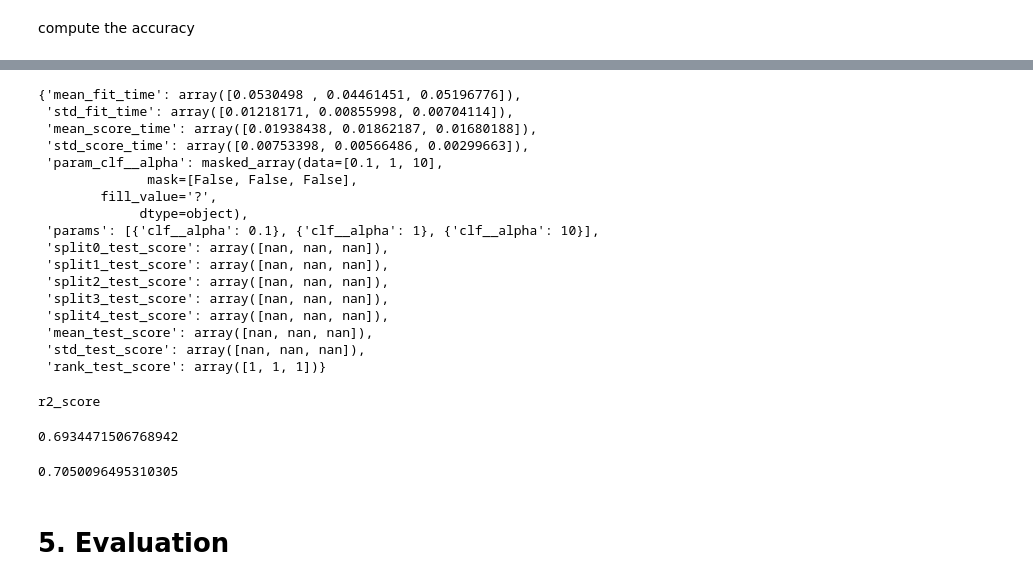
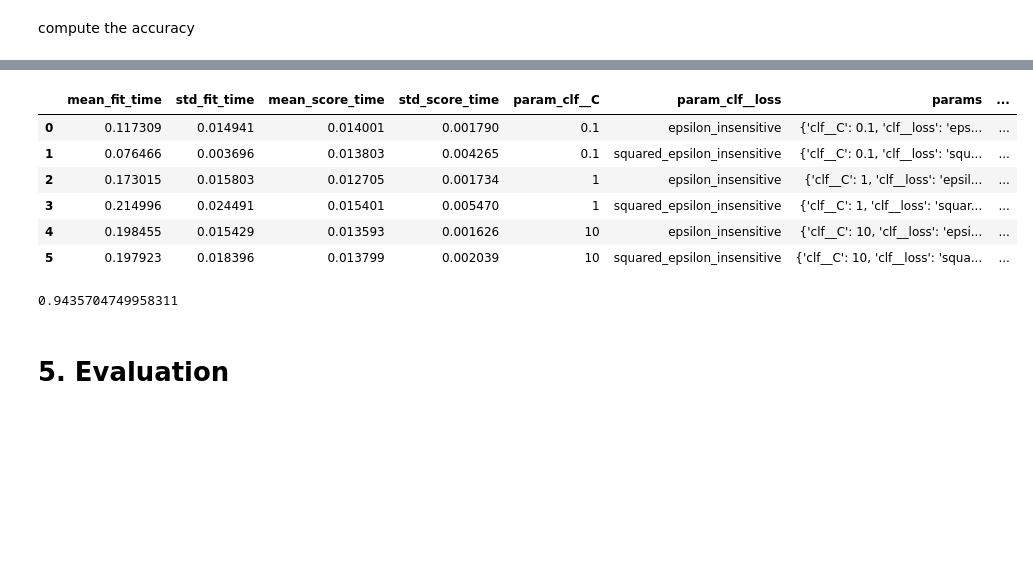
Before and after one commit to charlesbeacham/housing, a Jupyter notebook: ml.ipynb, the cells around one changed output, grey strips where cells are left out. Cells and saved outputs as stored; diff of their text form; code cells hidden in the pictures; blank space fills up the shorter version.

```diff
--- a/ml.ipynb
+++ b/ml.ipynb
@@ -237,23 +240,26 @@ preprocessor = ColumnTransformer(
 # %% [markdown]
 Build the classifier pipeline
 # %%
-clf_lasso = Pipeline([
+clf = Pipeline([
     ('preprocessor', preprocessor),
-    ('clf', Lasso(random_state=41))
+    ('clf', LinearSVR(random_state=41))
 ])
 
-param_lasso = {
-    'clf__alpha': (0.1, 1, 10)
+param = {
+    'clf__C': (0.1, 1, 10),
+    'clf__loss': ('epsilon_insensitive', 'squared_epsilon_insensitive')
 }
 
-gs_clf_lasso = GridSearchCV(clf_lasso,
-                            param_lasso,
-                            scoring='accuracy')
+gs_clf = GridSearchCV(clf,
+                     param,
+                     #scoring='neg_mean_squared_log_error',
+                     scoring='r2',
+                     error_score='raise')
 # %% [markdown]
 Split the data and fit
 # %%
 X_train, X_test, y_train, y_test = train_test_split(
     X, y['log_SalePrice'], test_size=0.25,random_state=41)
 
-gs_clf_lasso.fit(X_train, y_train)
+gs_clf.fit(X_train, y_train)
 # %% [output]
@@ -316,32 +285,16 @@ sorted(gs_clf_lasso.cv_results_.keys())
 # %%
-gs_clf_lasso.cv_results_
+pd.DataFrame(gs_clf.cv_results_)
 # %% [output]
-{'mean_fit_time': array([0.0530498 , 0.04461451, 0.05196776]),
- 'std_fit_time': array([0.01218171, 0.00855998, 0.00704114]),
- 'mean_score_time': array([0.01938438, 0.01862187, 0.01680188]),
- 'std_score_time': array([0.00753398, 0.00566486, 0.00299663]),
- 'param_clf__alpha': masked_array(data=[0.1, 1, 10],
-              mask=[False, False, False],
-        fill_value='?',
-             dtype=object),
- 'params': [{'clf__alpha': 0.1}, {'clf__alpha': 1}, {'clf__alpha': 10}],
- 'split0_test_score': array([nan, nan, nan]),
- 'split1_test_score': array([nan, nan, nan]),
- 'split2_test_score': array([nan, nan, nan]),
- 'split3_test_score': array([nan, nan, nan]),
- 'split4_test_score': array([nan, nan, nan]),
- 'mean_test_score': array([nan, nan, nan]),
- 'std_test_score': array([nan, nan, nan]),
- 'rank_test_score': array([1, 1, 1])}
+|  | mean_fit_time | std_fit_time | mean_score_time | std_score_time | param_clf__C | param_clf__loss | params | ... |
+| 0 | 0.117309 | 0.014941 | 0.014001 | 0.001790 | 0.1 | epsilon_insensitive | {'clf__C': 0.1, 'clf__loss': 'eps... | ... |
+| 1 | 0.076466 | 0.003696 | 0.013803 | 0.004265 | 0.1 | squared_epsilon_insensitive | {'clf__C': 0.1, 'clf__loss': 'squ... | ... |
+| 2 | 0.173015 | 0.015803 | 0.012705 | 0.001734 | 1 | epsilon_insensitive | {'clf__C': 1, 'clf__loss': 'epsil... | ... |
+| 3 | 0.214996 | 0.024491 | 0.015401 | 0.005470 | 1 | squared_epsilon_insensitive | {'clf__C': 1, 'clf__loss': 'squar... | ... |
+| 4 | 0.198455 | 0.015429 | 0.013593 | 0.001626 | 10 | epsilon_insensitive | {'clf__C': 10, 'clf__loss': 'epsi... | ... |
+| 5 | 0.197923 | 0.018396 | 0.013799 | 0.002039 | 10 | squared_epsilon_insensitive | {'clf__C': 10, 'clf__loss': 'squa... | ... |
-# %%
-print('r2_score')
-r2_score(y_test, best_predictions)
-# %% [output]
-r2_score
-0.6934471506768942
 # %%
-r2_score(y_train, best_predictions_train)
+print(r2_score(y_train, gs_clf.predict(X_train)))
 # %% [output]
-0.7050096495310305
+0.9435704749958311
 # %% [markdown]
 # 5. Evaluation
```
Also changed, not shown: parts of 4 cells of this notebook.
